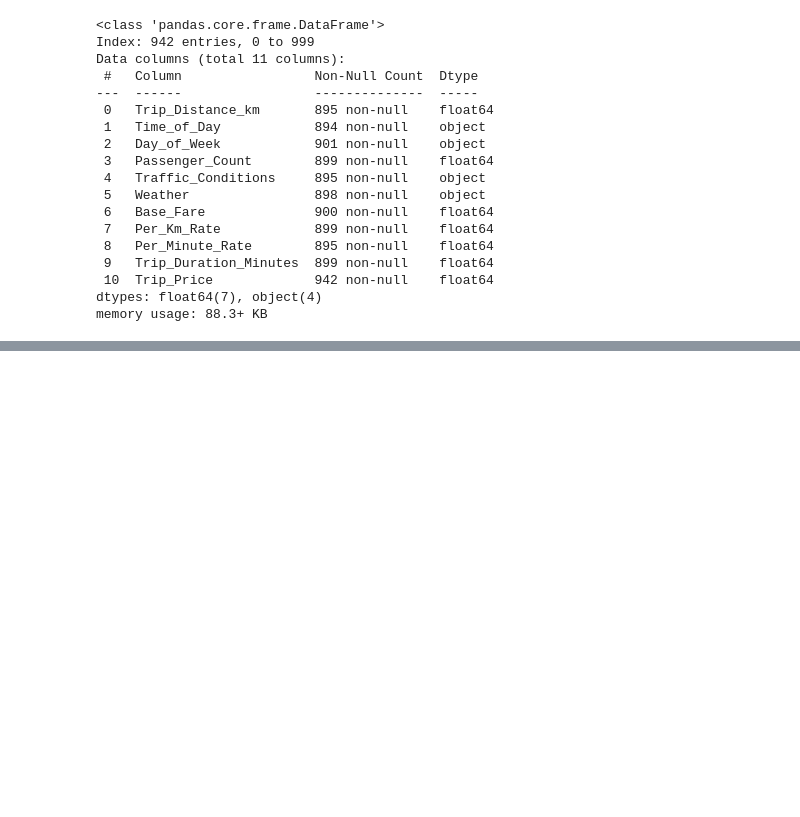
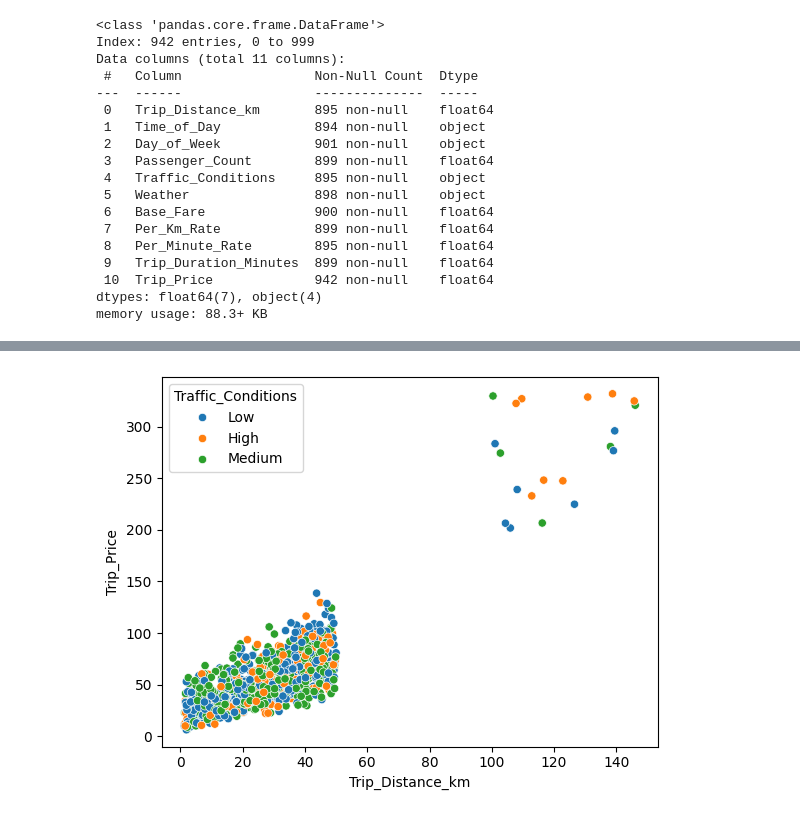
Before and after one commit to SusannaR11/taxipred-prediction-fullstack-SUSANNA-ROKKA-OPA24, a Jupyter notebook: explorations/feature_engineering.ipynb, the cells around one changed output, grey strips where cells are left out. Saved outputs shown, nothing was run; the diff lists cells and outputs as text; code cells hidden in the pictures; blank space fills up the shorter version.

Commit message:
scatterplots to identify outliers

```diff
--- a/explorations/feature_engineering.ipynb
+++ b/explorations/feature_engineering.ipynb
@@ -158,0 +171,9 @@ memory usage: 88.3+ KB
+# %%
+# check for outliers that might disturb/throw off prediction
+# Distance vs Price with traffic_conditions
+sns.scatterplot(data=df_clean, x="Trip_Distance_km", y="Trip_Price", hue="Traffic_Conditions")
+plt.show()
+
+# anytime distance is +100km (or 60km really)
+# %% [output]
+[figure, added]
```
Also changed, not shown: parts of 4 cells of this notebook.
